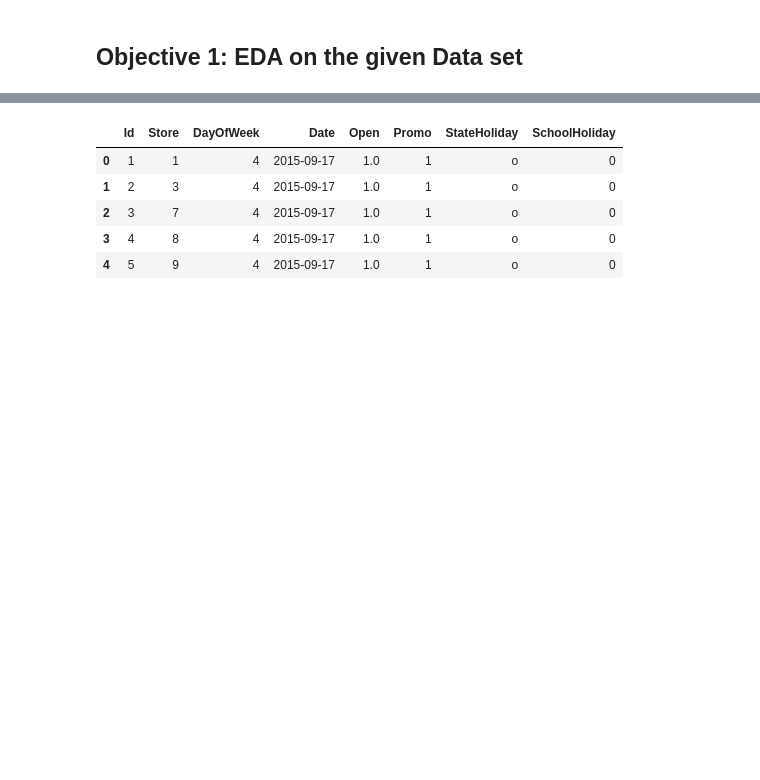
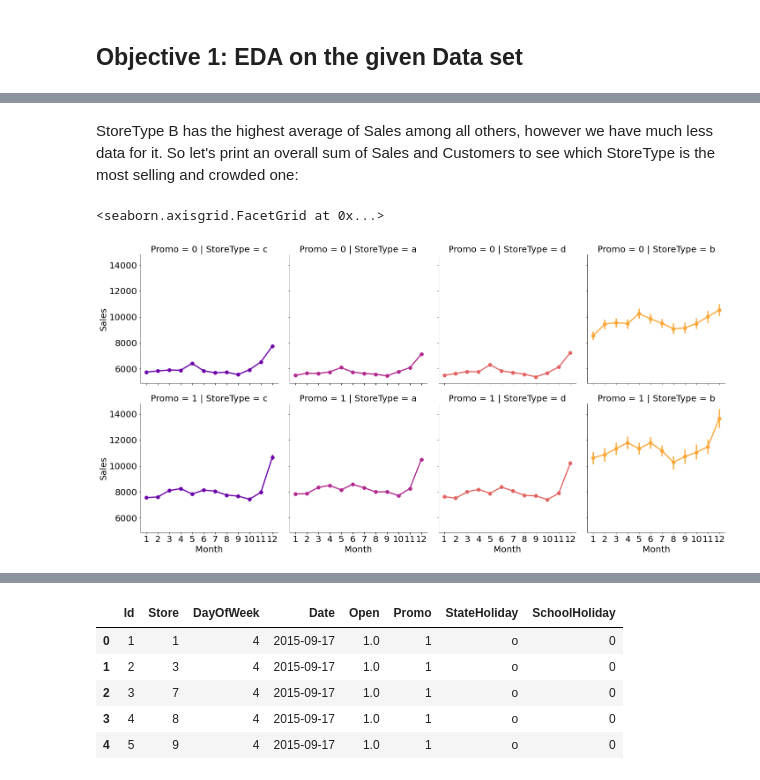
Before and after one commit to bezawitalemyimer/Rossmann-Pharmaceutical-, a Jupyter notebook: notebooks/Pharmaceutical_sales_prediction.ipynb, the cells around one changed output, grey strips where cells are left out. Cells and saved outputs as stored; diff of their text form; code cells hidden in the pictures; blank space fills up the shorter version.

```diff
--- a/notebooks/Pharmaceutical_sales_prediction.ipynb
+++ b/notebooks/Pharmaceutical_sales_prediction.ipynb
@@ -52,0 +297,3 @@ test_data['StateHoliday'].replace({'0':'o'},inplace=True)
+# %%
+# fill NaN with a median value (skewed distribuion)
+store_data['CompetitionDistance'].fillna(store_data['CompetitionDistance'].median(), inplace = True)
@@ -52,0 +302,3 @@ test_data['StateHoliday'].replace({'0':'o'},inplace=True)
+# %%
+# replace NA's by 0
+store_data.fillna(0, inplace = True)
@@ -52,0 +333,13 @@ test_data['StateHoliday'].replace({'0':'o'},inplace=True)
+# %% [markdown]
+StoreType B has the highest average of Sales among all others, however we have much less data for it. So let's print an overall sum of Sales and Customers to see which StoreType is the most selling and crowded one:
+# %%
+# sales trends
+sns.factorplot(data = train_store, x = 'Month', y = "Sales",
+               col = 'StoreType', # per store type in cols
+               palette = 'plasma',
+               hue = 'StoreType',
+               row = 'Promo', # per promo in the store in rows
+               color = c, fontsize=24)
+# %% [output]
+<seaborn.axisgrid.FacetGrid at 0x...>
+[figure, added]
```
Also changed, not shown: parts of 152 cells of this notebook, 17 other files.
